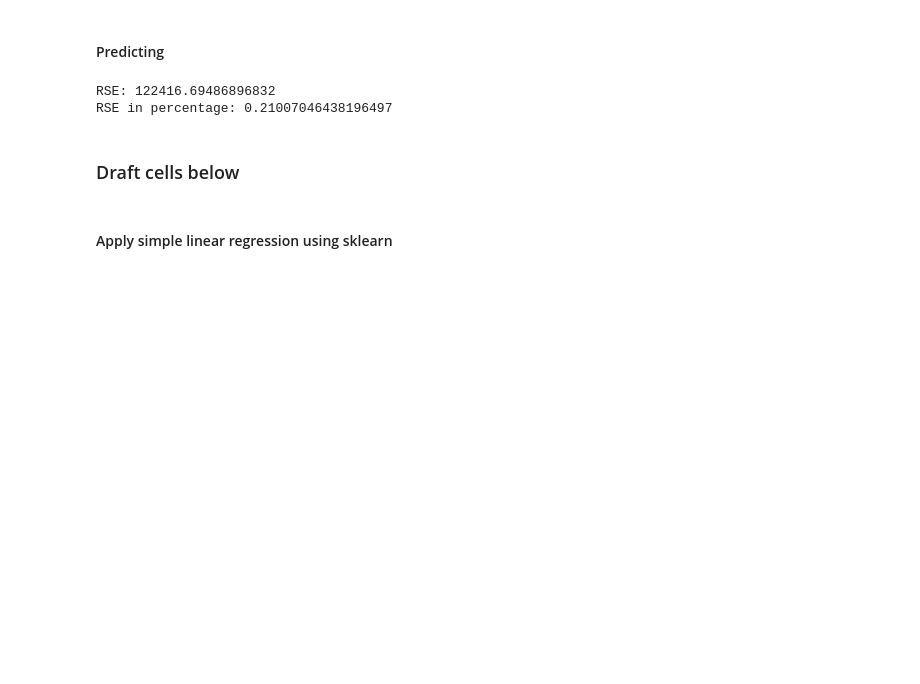
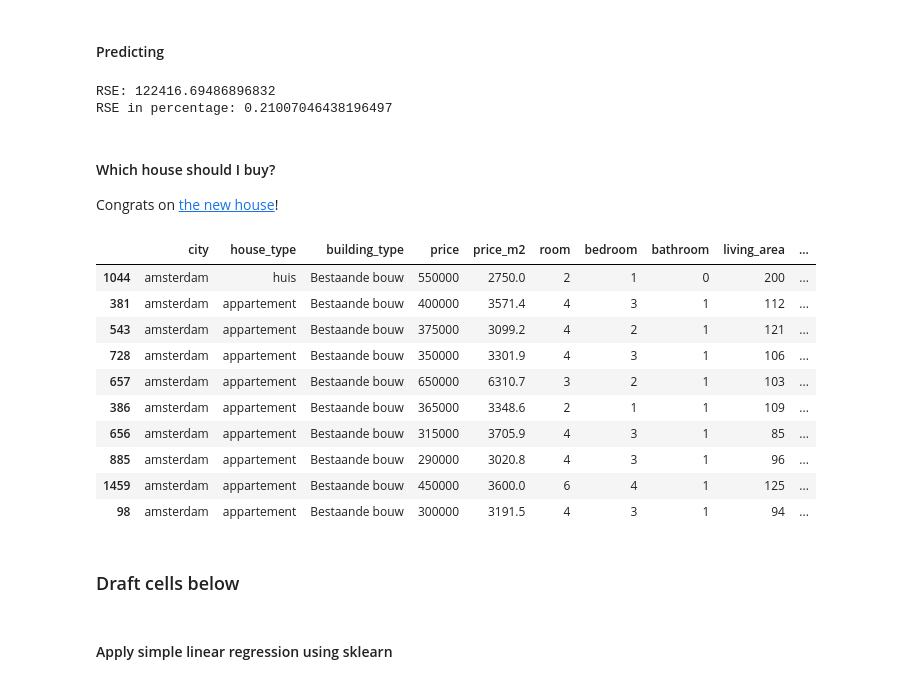
Before and after one commit to luukvanroessel/ML, a Jupyter notebook: funda.ipynb, the cells around one changed output. Saved outputs shown, nothing was run; the diff lists cells and outputs as text; code cells hidden in the pictures; blank space fills up the shorter version.

```diff
--- a/funda.ipynb
+++ b/funda.ipynb
@@ -376,6 +378,28 @@ RSE_test, RSE_p_test =  model_fit(y_test, X_test, results_test.predicted_mean)
 # %% [output]
 RSE: 122416.69486896832
 RSE in percentage: 0.21007046438196497
+# %% [markdown]
+#### Which house should I buy?
+
+Congrats on [the new house](https://www.funda.nl/koop/amsterdam/huis-88579119-borneokade-112/)!
+# %%
+model_buy = sm.OLS(y_multiple, X_multiple.drop(columns=['room', 'energy_label[na]']))
+results = model_buy.fit()
+houses_df['predicted_price'] = results.fittedvalues
+houses_df['residuals'] = results.fittedvalues-y_multiple
+houses_df.sort_values(by='residuals', ascending=False).head(10)
+# %% [output]
+|  | city | house_type | building_type | price | price_m2 | room | bedroom | bathroom | living_area | ... |
+| 1044 | amsterdam | huis | Bestaande bouw | 550000 | 2750.0 | 2 | 1 | 0 | 200 | ... |
+| 381 | amsterdam | appartement | Bestaande bouw | 400000 | 3571.4 | 4 | 3 | 1 | 112 | ... |
+| 543 | amsterdam | appartement | Bestaande bouw | 375000 | 3099.2 | 4 | 2 | 1 | 121 | ... |
+| 728 | amsterdam | appartement | Bestaande bouw | 350000 | 3301.9 | 4 | 3 | 1 | 106 | ... |
+| 657 | amsterdam | appartement | Bestaande bouw | 650000 | 6310.7 | 3 | 2 | 1 | 103 | ... |
+| 386 | amsterdam | appartement | Bestaande bouw | 365000 | 3348.6 | 2 | 1 | 1 | 109 | ... |
+| 656 | amsterdam | appartement | Bestaande bouw | 315000 | 3705.9 | 4 | 3 | 1 | 85 | ... |
+| 885 | amsterdam | appartement | Bestaande bouw | 290000 | 3020.8 | 4 | 3 | 1 | 96 | ... |
+| 1459 | amsterdam | appartement | Bestaande bouw | 450000 | 3600.0 | 6 | 4 | 1 | 125 | ... |
+| 98 | amsterdam | appartement | Bestaande bouw | 300000 | 3191.5 | 4 | 3 | 1 | 94 | ... |
 # %% [markdown]
 ### Draft cells below
 # %% [markdown]
```
Also changed, not shown: parts of 22 cells of this notebook.
